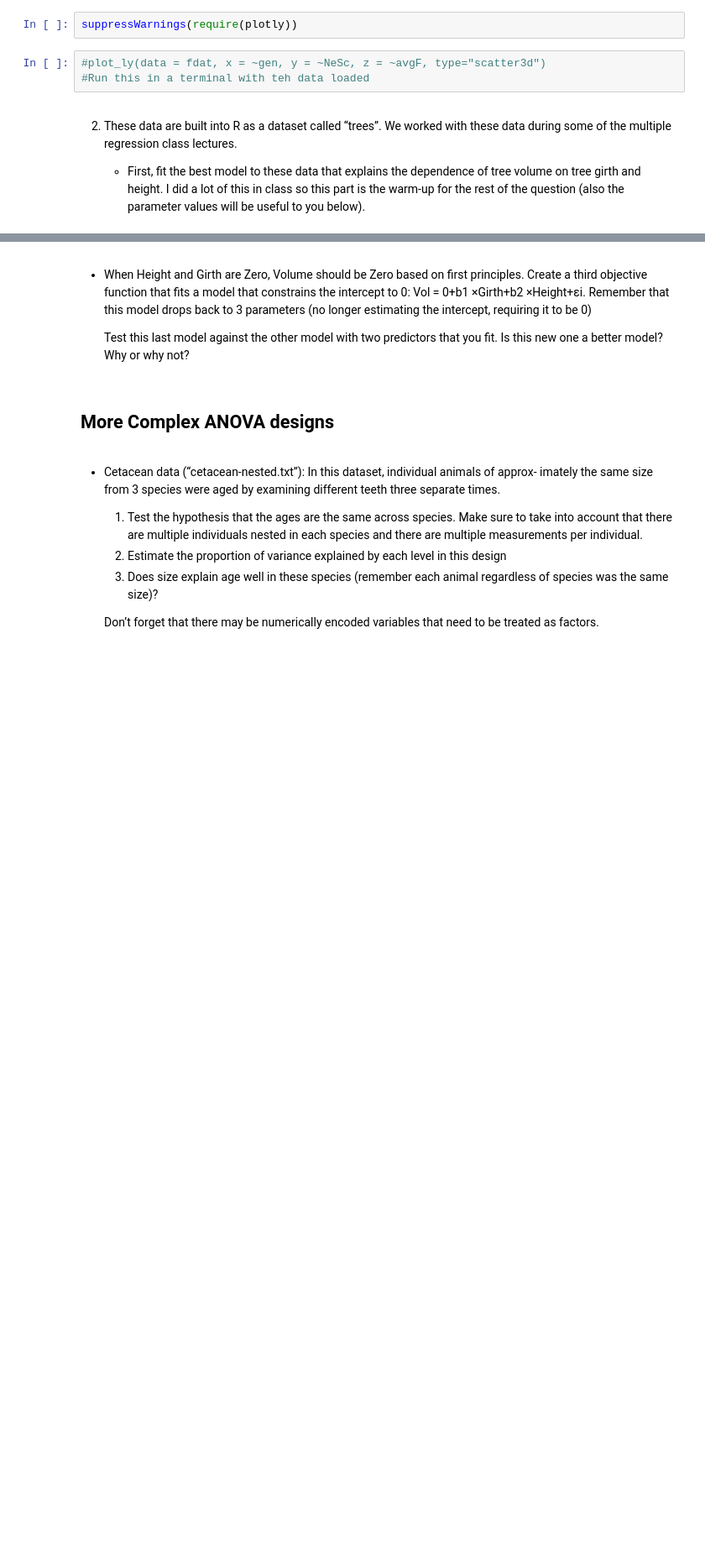
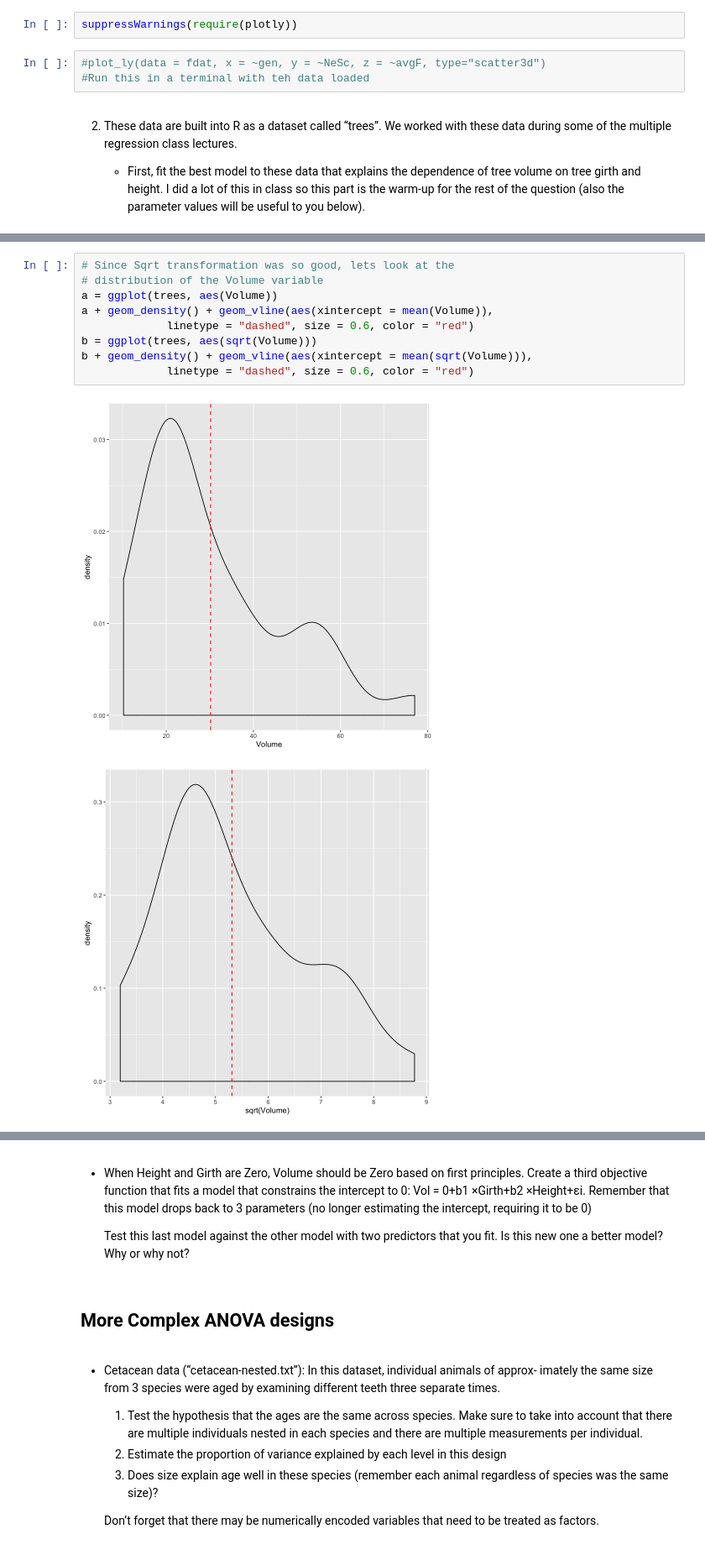
Before and after one commit to andrew2165/biometry_notebooks, a Jupyter notebook: ProblemSet2.ipynb, the cells around one changed output, grey strips where cells are left out. Shown at 84% size. Saved outputs shown, nothing was run; the diff lists cells and outputs as text; blank space fills up the shorter version.

```diff
--- a/ProblemSet2.ipynb
+++ b/ProblemSet2.ipynb
@@ -120 +179,13 @@ suppressWarnings(require(plotly))
+# %%
+# Since Sqrt transformation was so good, lets look at the
+# distribution of the Volume variable
+a = ggplot(trees, aes(Volume))
+a + geom_density() + geom_vline(aes(xintercept = mean(Volume)),
+             linetype = "dashed", size = 0.6, color = "red")
+b = ggplot(trees, aes(sqrt(Volume)))
+b + geom_density() + geom_vline(aes(xintercept = mean(sqrt(Volume))),
+             linetype = "dashed", size = 0.6, color = "red")
+# %% [output]
+[figure, added]
+[figure, added]
 # %% [markdown]
```
Also changed, not shown: parts of 6 cells of this notebook.
